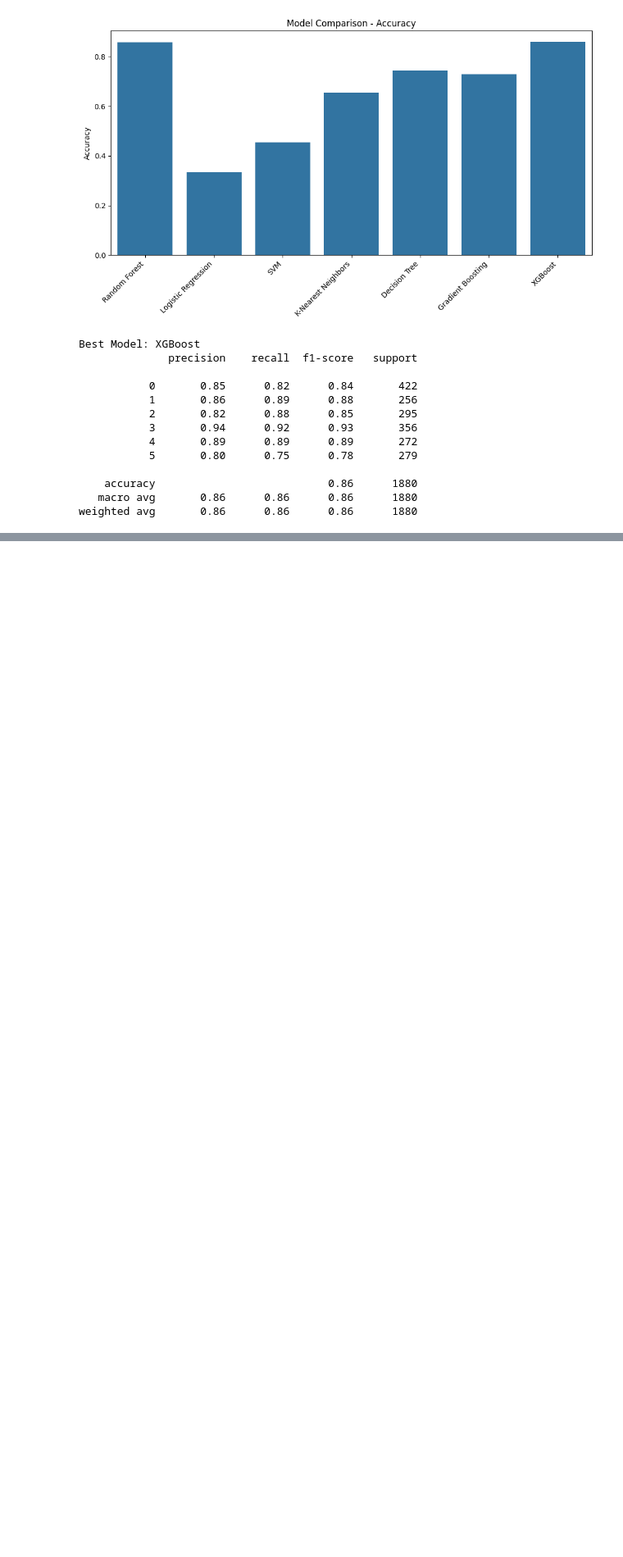
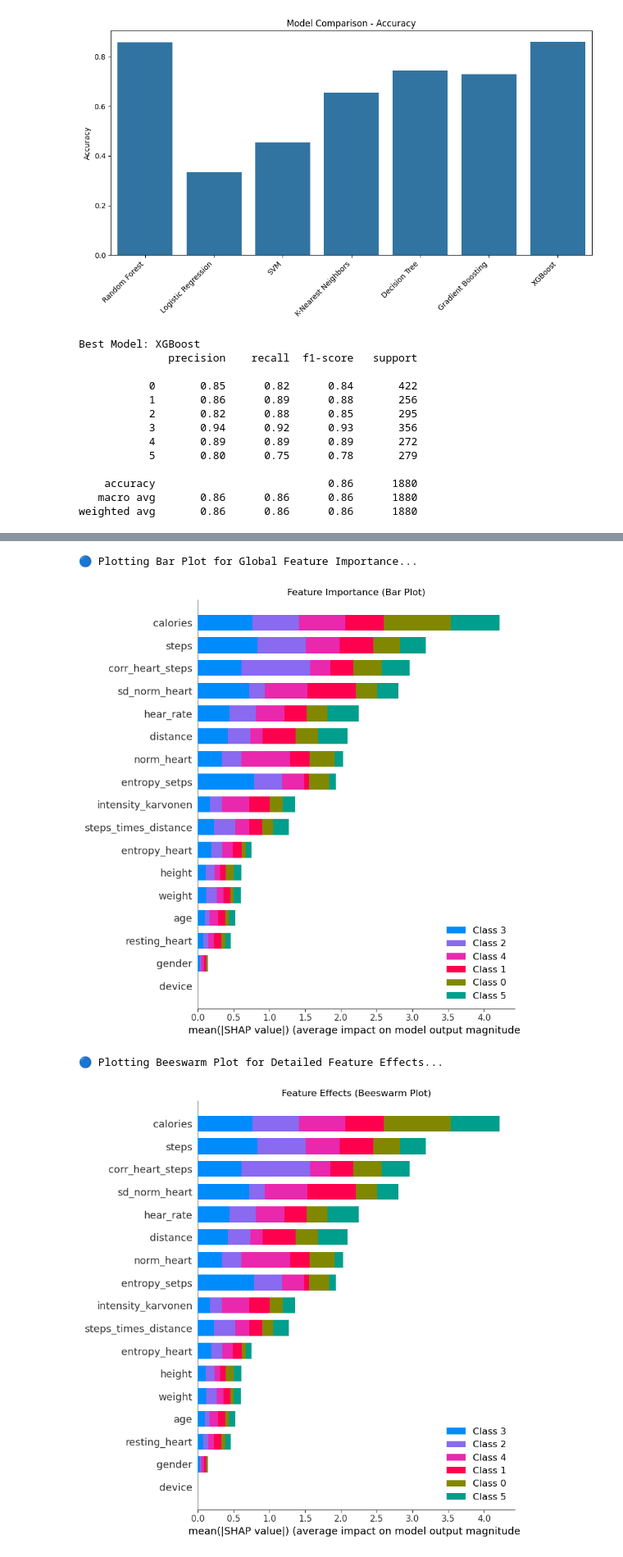
Before and after one commit to Nida3243/NLP-assignment-4, a Jupyter notebook: prediction_model.ipynb, the cells around one changed output, grey strips where cells are left out. Shown at 82% size. Drawn from its saved outputs; the diff is of its cells as text; code cells hidden in the pictures; blank space fills up the shorter version.

```diff
--- a/prediction_model.ipynb
+++ b/prediction_model.ipynb
@@ -450,0 +583,73 @@ shap.summary_plot(shap_values, X_test)
+# %%
+# Step 8: Explainable AI (XAI) - SHAP for Model Interpretation
+
+# Install SHAP if not already installed
+# !pip install shap
+
+import shap
+import matplotlib.pyplot as plt
+
+# Step 8.1: Create a SHAP explainer
+explainer = shap.Explainer(voting_clf.named_estimators_['xgb'], X_train)
+
+# Step 8.2: Compute SHAP values for the test set
+shap_values = explainer(X_test)
+
+
+
+# Step 8.3: Bar Plot - Feature Importance
+print("🔵 Plotting Bar Plot for Global Feature Importance...")
+plt.figure()
+shap.summary_plot(shap_values, X_test, plot_type="bar", show=False)
+plt.title("Feature Importance (Bar Plot)")
+plt.tight_layout()
+plt.savefig('shap_bar_plot.png', dpi=300)
+plt.show()
+
+# Step 8.4: Beeswarm Plot - SHAP Value Distribution
+print("🔵 Plotting Beeswarm Plot for Detailed Feature Effects...")
+plt.figure()
+shap.summary_plot(shap_values, X_test, show=False)
+plt.title("Feature Effects (Beeswarm Plot)")
+plt.tight_layout()
+plt.savefig('shap_beeswarm_plot.png', dpi=300)
+plt.show()
+
+# Step 8.5: Waterfall Plot - Single Prediction
+print("🔵 Plotting Waterfall Plot for a Single Instance...")
+sample_idx = 0  # Change index if you want another sample
+waterfall_exp = shap.Explanation(values=shap_values.values[sample_idx],
+                                 base_values=shap_values.base_values[sample_idx],
+                                 data=X_test.iloc[sample_idx])
+
+plt.figure()
+shap.waterfall_plot(shap_values[0])
+plt.title(f"Waterfall Plot (Sample {sample_idx})")
+plt.tight_layout()
+plt.savefig(f'shap_waterfall_plot_sample{sample_idx}.png', dpi=300)
+plt.show()
+
+# Step 8.6: Force Plot - Local Explanation
+print("🔵 Plotting Force Plot for a Single Instance...")
+force_plot = shap.force_plot(shap_values.base_values[sample_idx],
+                             shap_values.values[sample_idx],
+                             X_test.iloc[sample_idx],
+                             matplotlib=True)
+plt.title(f"Force Plot (Sample {sample_idx})")
+plt.tight_layout()
+plt.savefig(f'shap_force_plot_sample{sample_idx}.png', dpi=300)
+plt.show()
+
+# Step 8.7: Dependence Plot - Feature Interaction
+print("🔵 Plotting Dependence Plot for 'hear_rate' Feature...")
+plt.figure()
+shap.dependence_plot("hear_rate", shap_values.values, X_test, show=False)
+plt.title("Dependence Plot for 'hear_rate'")
+plt.tight_layout()
+plt.savefig('shap_dependence_plot_heartrate.png', dpi=300)
+plt.show()
+# %% [output]
+🔵 Plotting Bar Plot for Global Feature Importance...
+[figure, added]
+🔵 Plotting Beeswarm Plot for Detailed Feature Effects...
+[figure, added]
```
Also changed, not shown: parts of 13 cells of this notebook, 3 other files.
